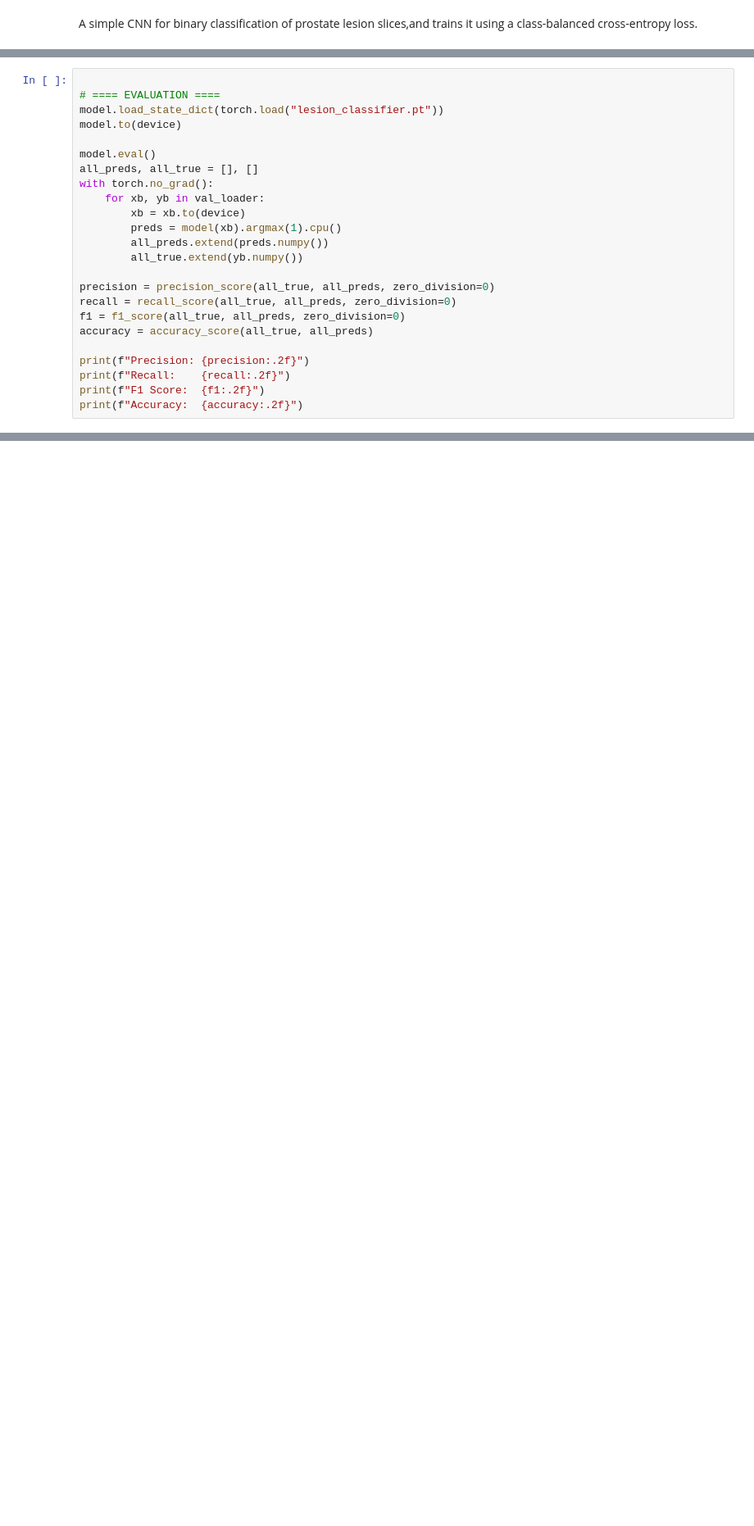
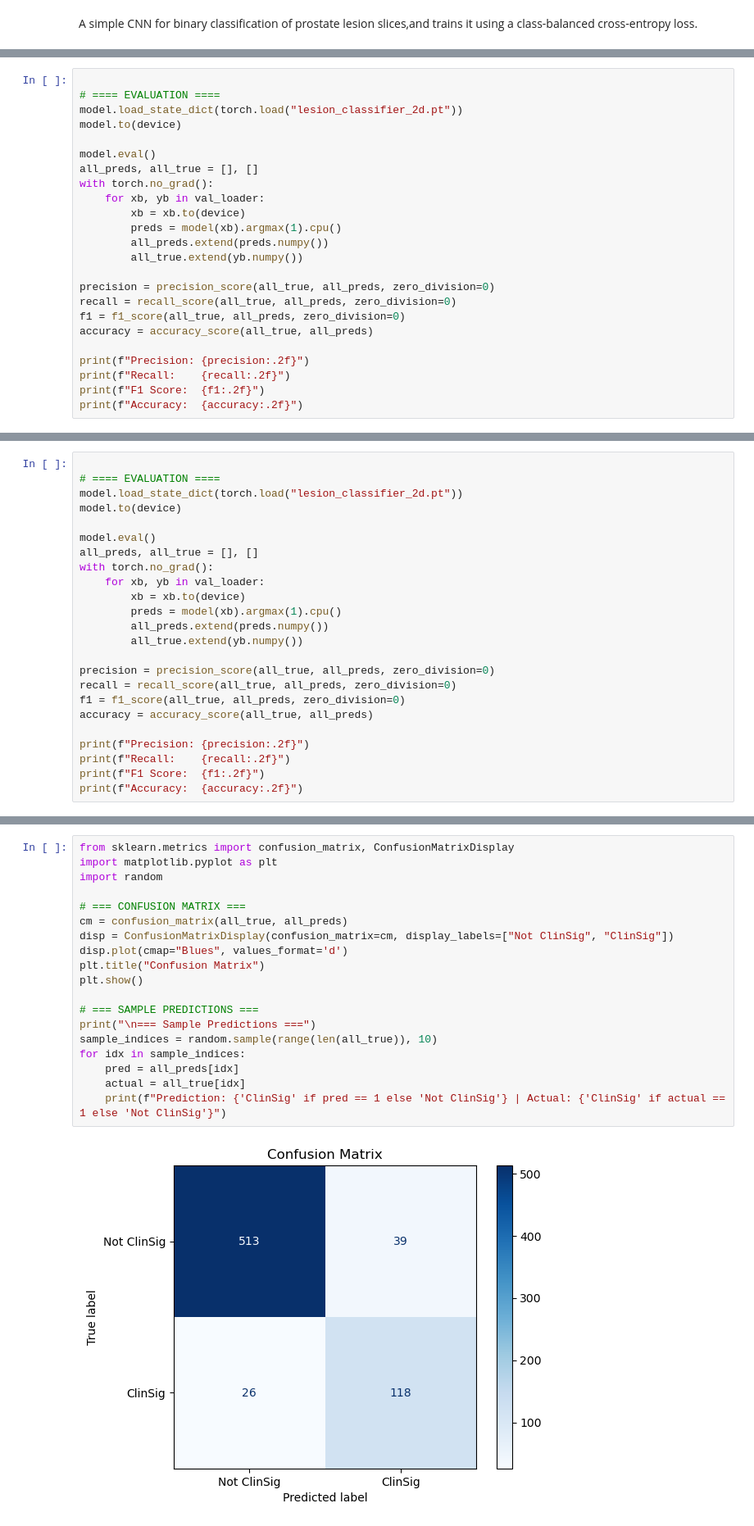
Before and after one commit to pratapponnam/ProstateDetection, a Jupyter notebook: CNN_2D.ipynb, the cells around one changed output, grey strips where cells are left out. Shown at 82% size. Saved outputs shown, nothing was run; the diff lists cells and outputs as text; blank space fills up the shorter version.

```diff
--- a/CNN_2D.ipynb
+++ b/CNN_2D.ipynb
@@ -173,7 +232,7 @@ Loads the saved CNN model and evaluates it on the validation set, computing prec
 # %%
 
 # ==== EVALUATION ====
-model.load_state_dict(torch.load("lesion_classifier.pt"))
+model.load_state_dict(torch.load("lesion_classifier_2d.pt"))
 model.to(device)
 
 model.eval()
@@ -261,0 +321,24 @@ for idx in sample_indices:
+# %%
+
+# ==== EVALUATION ====
+model.load_state_dict(torch.load("lesion_classifier_2d.pt"))
+model.to(device)
+
+model.eval()
+all_preds, all_true = [], []
+with torch.no_grad():
+    for xb, yb in val_loader:
+        xb = xb.to(device)
+        preds = model(xb).argmax(1).cpu()
+        all_preds.extend(preds.numpy())
+        all_true.extend(yb.numpy())
+
+precision = precision_score(all_true, all_preds, zero_division=0)
+recall = recall_score(all_true, all_preds, zero_division=0)
+f1 = f1_score(all_true, all_preds, zero_division=0)
+accuracy = accuracy_score(all_true, all_preds)
+
+print(f"Precision: {precision:.2f}")
+print(f"Recall:    {recall:.2f}")
+print(f"F1 Score:  {f1:.2f}")
+print(f"Accuracy:  {accuracy:.2f}")
@@ -261,0 +350,21 @@ for idx in sample_indices:
+# %%
+from sklearn.metrics import confusion_matrix, ConfusionMatrixDisplay
+import matplotlib.pyplot as plt
+import random
+
+# === CONFUSION MATRIX ===
+cm = confusion_matrix(all_true, all_preds)
+disp = ConfusionMatrixDisplay(confusion_matrix=cm, display_labels=["Not ClinSig", "ClinSig"])
+disp.plot(cmap="Blues", values_format='d')
+plt.title("Confusion Matrix")
+plt.show()
+
+# === SAMPLE PREDICTIONS ===
+print("\n=== Sample Predictions ===")
+sample_indices = random.sample(range(len(all_true)), 10)
+for idx in sample_indices:
+    pred = all_preds[idx]
+    actual = all_true[idx]
+    print(f"Prediction: {'ClinSig' if pred == 1 else 'Not ClinSig'} | Actual: {'ClinSig' if actual == 1 else 'Not ClinSig'}")
+# %% [output]
+[figure, added]
```
Also changed, not shown: parts of 11 cells of this notebook, 1 other file.
